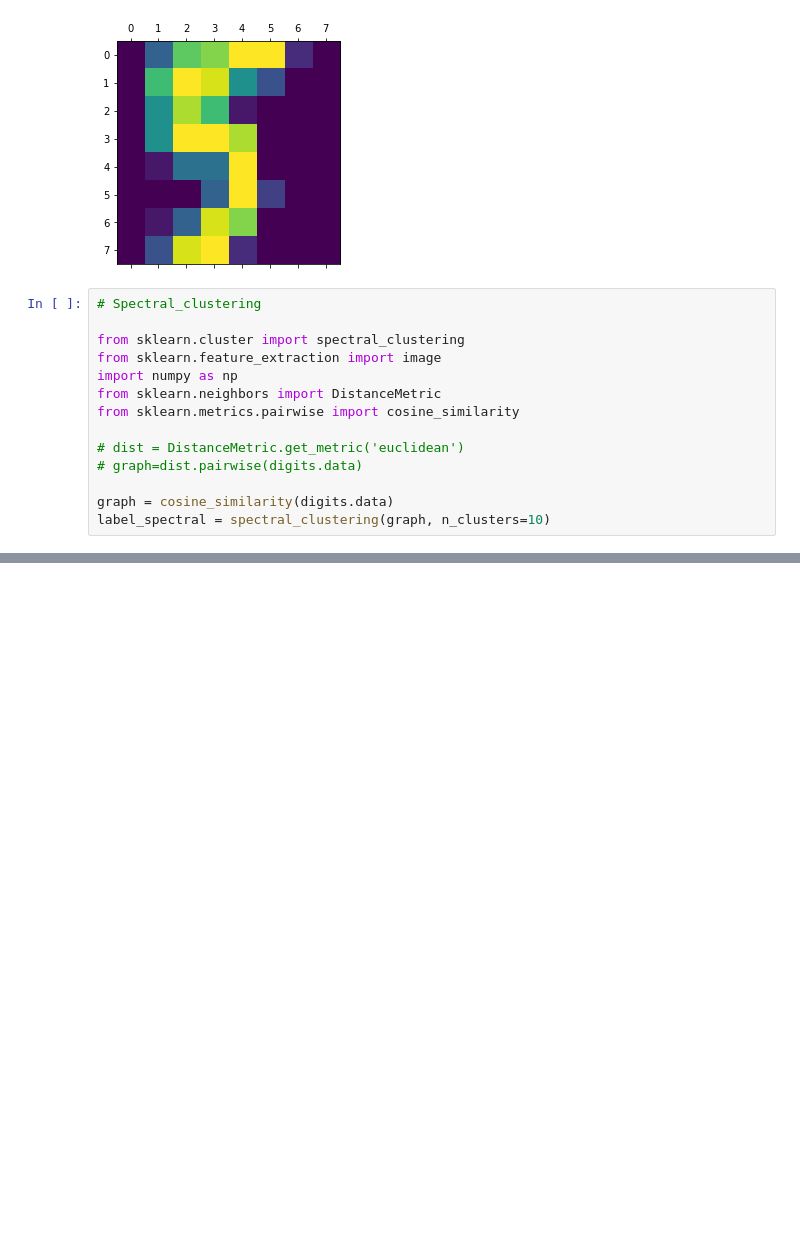
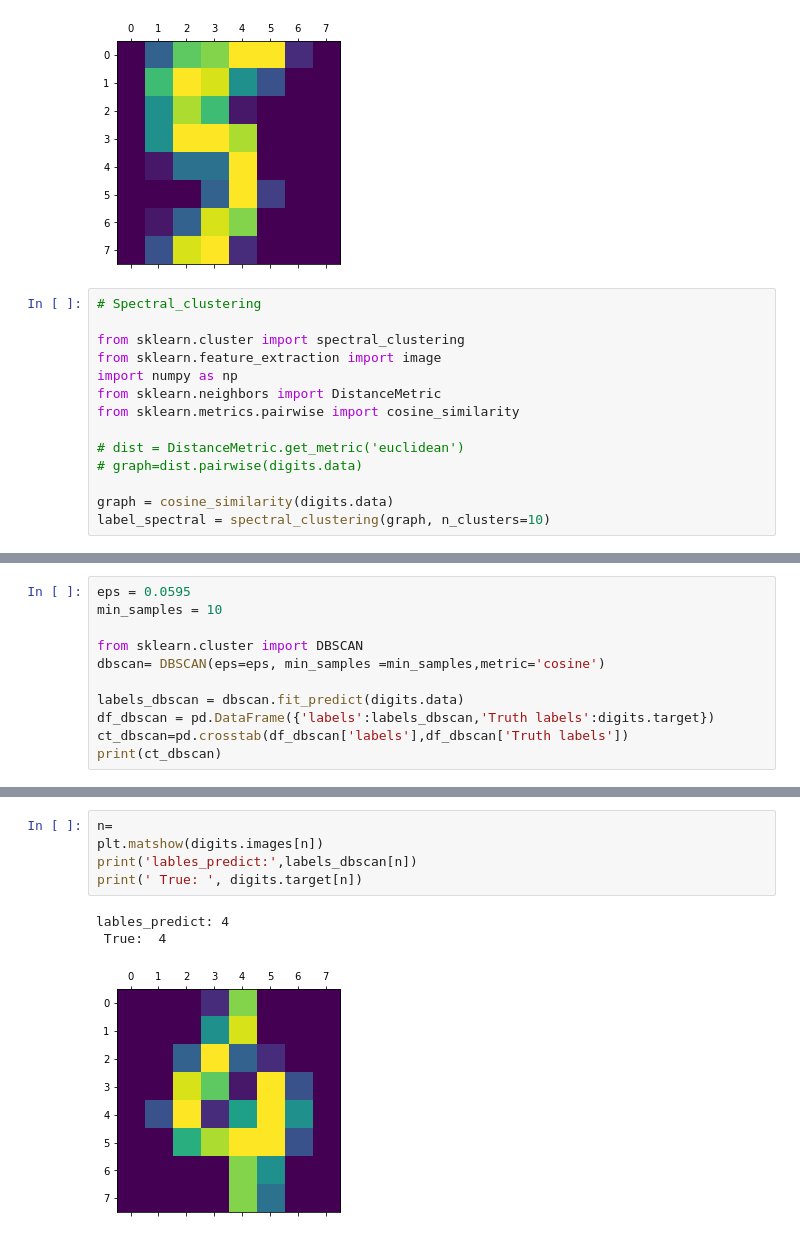
Before and after one commit to thuyltn2408/homework1, a Jupyter notebook: Thuy_homework1.ipynb, the cells around one changed output, grey strips where cells are left out. Cells and saved outputs as stored; diff of their text form; blank space fills up the shorter version.

Commit message:
update_dbscan

```diff
--- a/Thuy_homework1.ipynb
+++ b/Thuy_homework1.ipynb
@@ -137,0 +143,11 @@ plt.show()
+# %%
+eps = 0.0595
+min_samples = 10
+
+from sklearn.cluster import DBSCAN
+dbscan= DBSCAN(eps=eps, min_samples =min_samples,metric='cosine')
+
+labels_dbscan = dbscan.fit_predict(digits.data)
+df_dbscan = pd.DataFrame({'labels':labels_dbscan,'Truth labels':digits.target})
+ct_dbscan=pd.crosstab(df_dbscan['labels'],df_dbscan['Truth labels'])
+print(ct_dbscan)
@@ -137,0 +168,9 @@ plt.show()
+# %%
+n=
+plt.matshow(digits.images[n])
+print('lables_predict:',labels_dbscan[n])
+print(' True: ', digits.target[n])
+# %% [output]
+lables_predict: 4
+ True:  4
+[figure, added]
```
Also changed, not shown: parts of 9 cells of this notebook.
